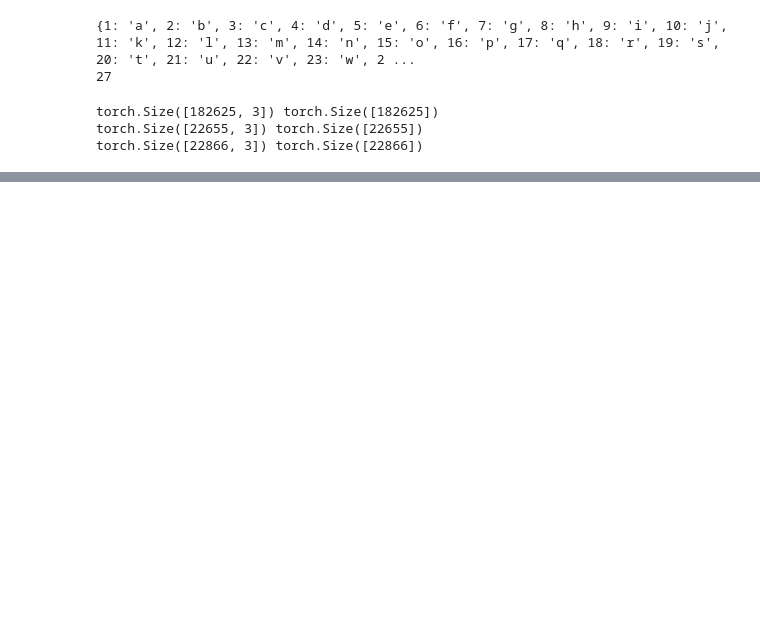
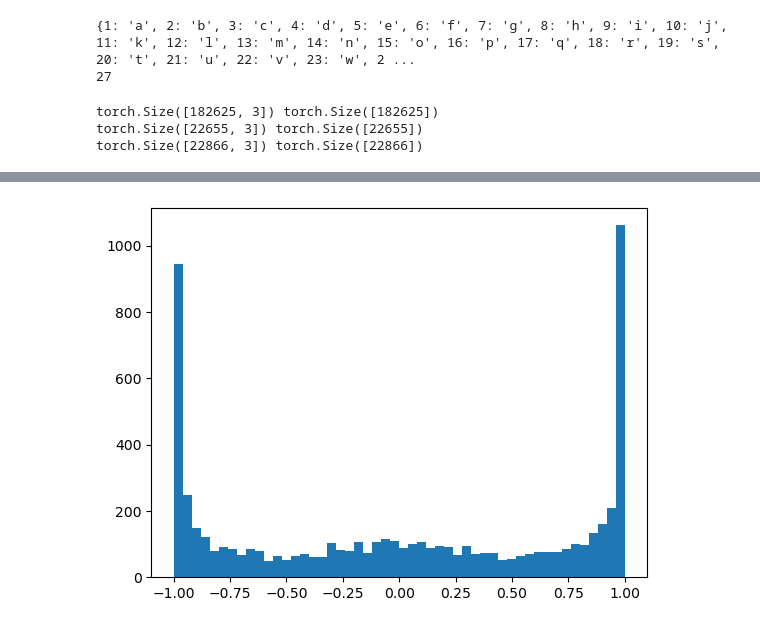
Before and after one commit to NessWrites/MyResearch, a Jupyter notebook: Kness.ipynb, the cells around one changed output, grey strips where cells are left out. Saved outputs shown, nothing was run; the diff lists cells and outputs as text; code cells hidden in the pictures; blank space fills up the shorter version.

```diff
--- a/Kness.ipynb
+++ b/Kness.ipynb
@@ -154,0 +158,4 @@ for i in range(max_steps):
+# %%
+plt.hist(h.view(-1).tolist(),50);
+# %% [output]
+[figure, added]
```
Also changed, not shown: parts of 9 cells of this notebook.
